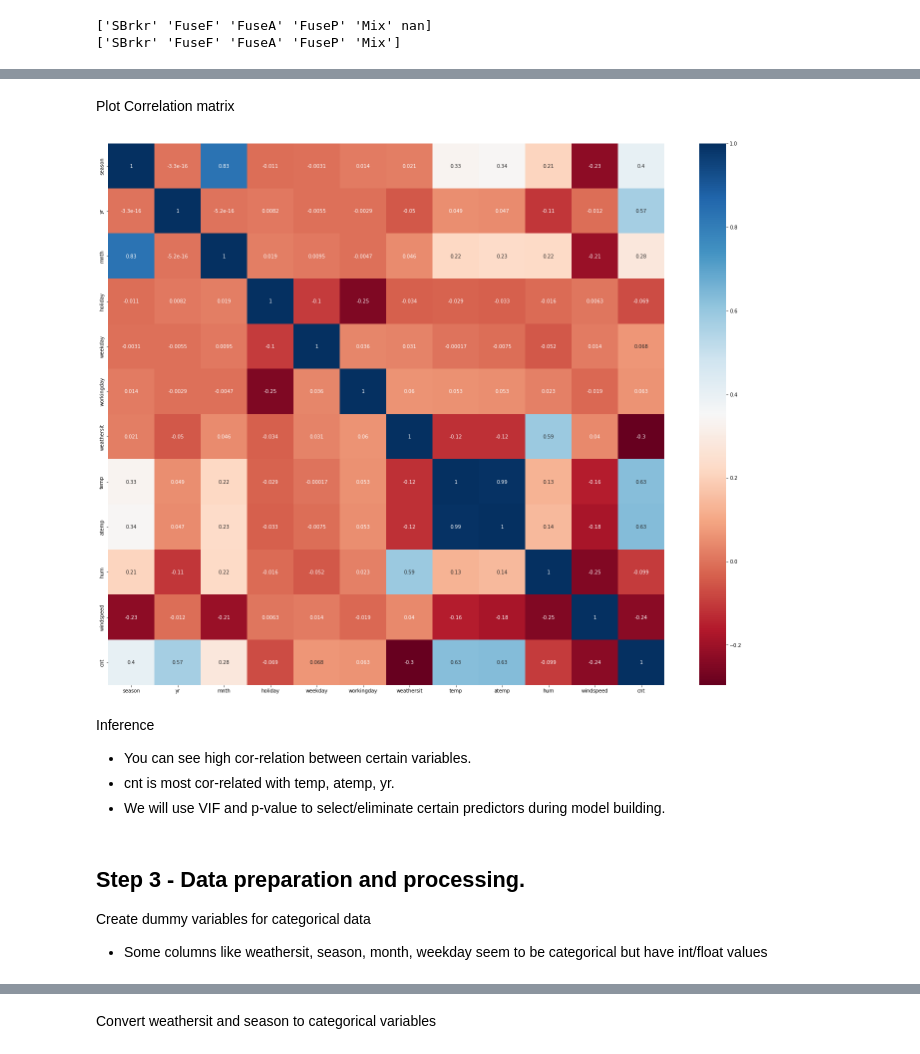
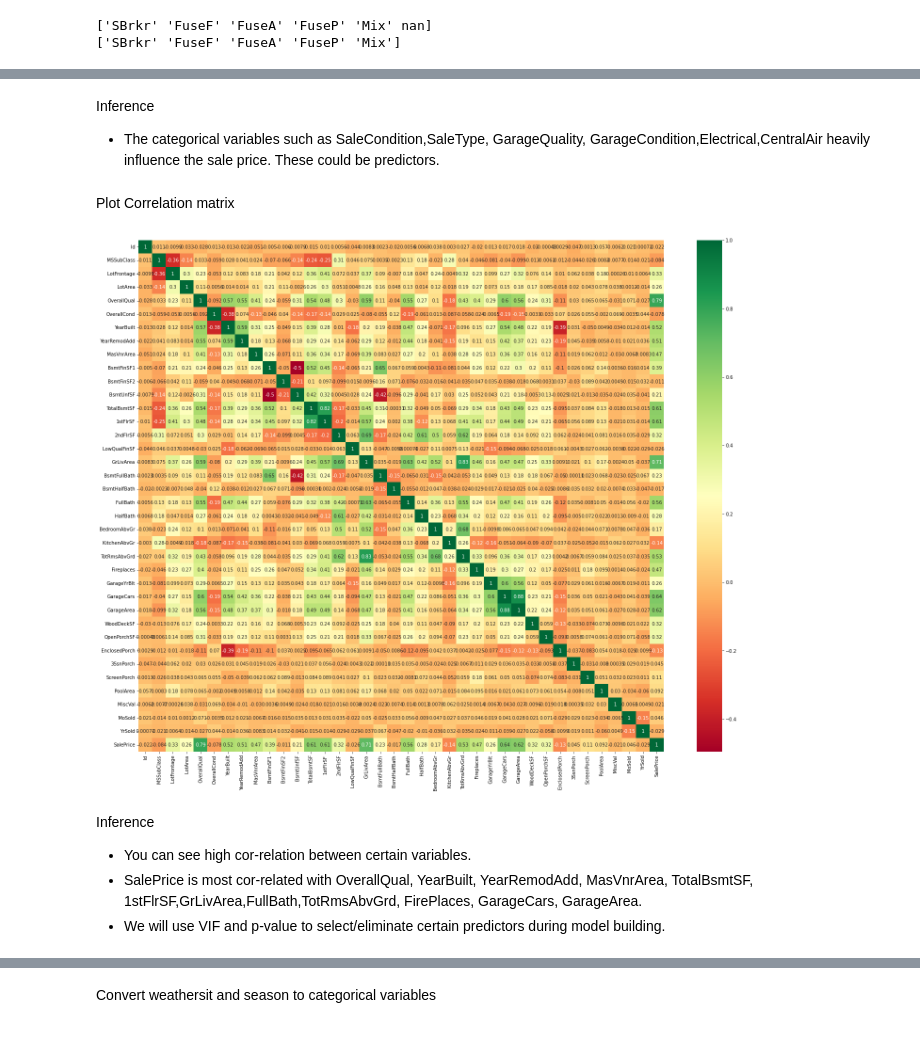
Before and after one commit to kishore-n-george/advanced-linear-regression, a Jupyter notebook: Advanced+Linear+Regression+Housing+Case+Study.ipynb, the cells around one changed output, grey strips where cells are left out. Drawn from its saved outputs; the diff is of its cells as text; code cells hidden in the pictures.

```diff
--- a/Advanced+Linear+Regression+Housing+Case+Study.ipynb
+++ b/Advanced+Linear+Regression+Housing+Case+Study.ipynb
@@ -318,7 +314,10 @@ print('Before Cleaning')
 print(housing['LotFrontage'].unique())
 print(housing['LotFrontage'].isnull().sum())
 # impute with what? - no clue - read more
-housing['LotFrontage'].describe()
+# with median for now
+housing['LotFrontage'].fillna(housing['LotFrontage'].median(),inplace=True)
+print('After Cleaning')
+print(housing['LotFrontage'].isnull().sum())
 # %% [output]
 |  | Number of Missing Values |
 | LotFrontage | 259 |
@@ -453,17 +440,16 @@ Inference
+# %% [markdown]
+Inference
+ - The categorical variables such as SaleCondition,SaleType, GarageQuality, GarageCondition,Electrical,CentralAir heavily influence the sale price. These could be predictors.
 # %% [markdown]
 Plot Correlation matrix
 # %%
 plt.figure(figsize = (25,20))
-sns.heatmap(bike.corr(), annot = True, cmap="RdBu")
+sns.heatmap(housing.corr(), annot = True, cmap='RdYlGn')
 plt.show()
 # %% [output]
-[figure, old version]
+[figure, new version]
 # %% [markdown]
 Inference
 - You can see high cor-relation between certain variables.
-- cnt is most cor-related with temp, atemp, yr.
+- SalePrice is most cor-related with OverallQual, YearBuilt, YearRemodAdd, MasVnrArea, TotalBsmtSF, 1stFlrSF,GrLivArea,FullBath,TotRmsAbvGrd, FirePlaces, GarageCars, GarageArea.
 - We will use VIF and p-value to select/eliminate certain predictors during model building.
-# %% [markdown]
-## Step 3 - Data preparation and processing.
-Create dummy variables for categorical data
-- Some columns like weathersit, season, month, weekday seem to be categorical but have int/float values
```
Also changed, not shown: parts of 33 cells of this notebook.
